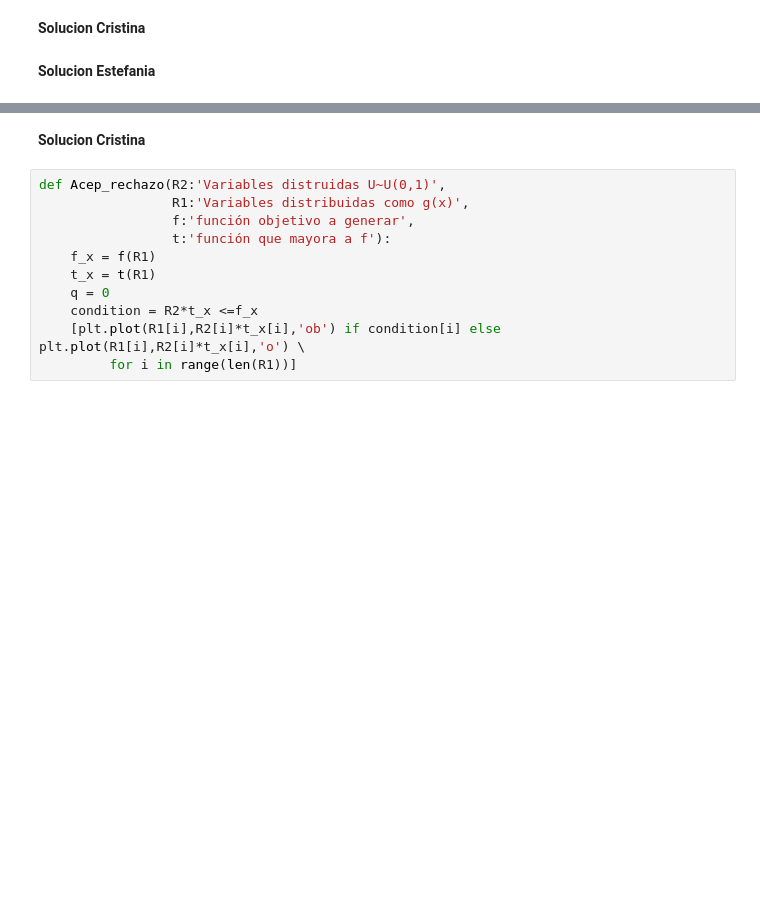
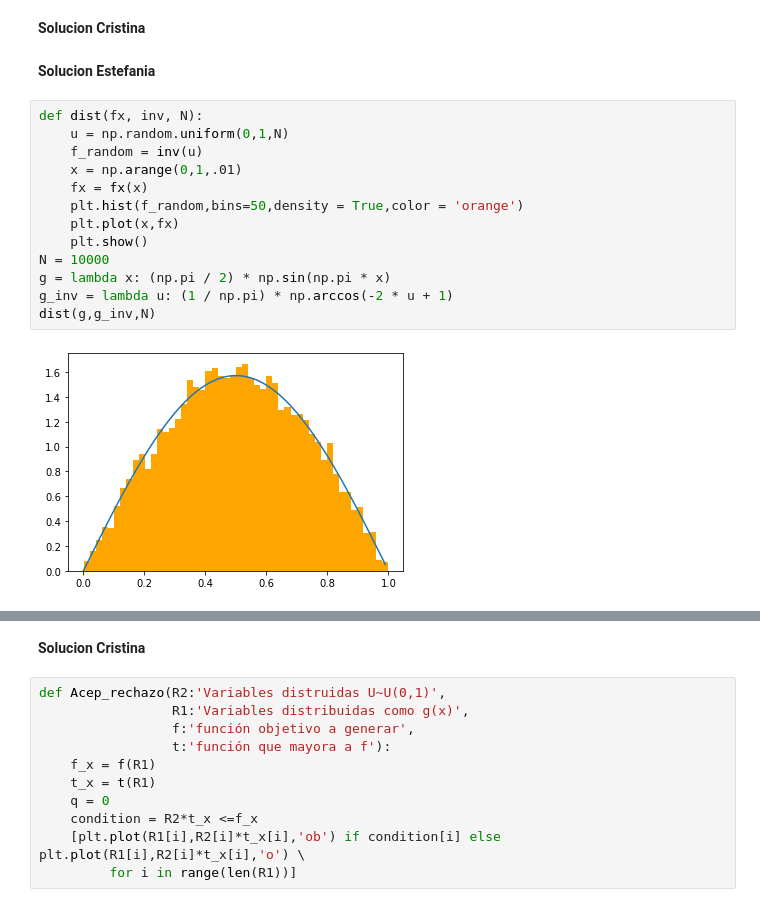
Before and after one commit to cristinalobera/Tarea6_CLobera_EMeza, a Jupyter notebook: Tarea6_CLobera_EMeza.ipynb, the cells around one changed output, grey strips where cells are left out. Saved outputs shown, nothing was run; the diff lists cells and outputs as text; blank space fills up the shorter version.

```diff
--- a/Tarea6_CLobera_EMeza.ipynb
+++ b/Tarea6_CLobera_EMeza.ipynb
@@ -91,6 +138,21 @@ $$x= \frac{\cos^{-1}(-2u+1)}{\pi}$$
 **Solucion Cristina**
 # %% [markdown]
 **Solucion Estefania**
+# %%
+def dist(fx, inv, N):
+    u = np.random.uniform(0,1,N)
+    f_random = inv(u)
+    x = np.arange(0,1,.01)
+    fx = fx(x)
+    plt.hist(f_random,bins=50,density = True,color = 'orange')
+    plt.plot(x,fx)
+    plt.show()
+N = 10000
+g = lambda x: (np.pi / 2) * np.sin(np.pi * x)
+g_inv = lambda u: (1 / np.pi) * np.arccos(-2 * u + 1)
+dist(g,g_inv,N)
+# %% [output]
+[figure, added]
 # %% [markdown]
 5. Genere 500 puntos aleatorios usando el método de aceptación y rechazo y las funciones $f(x)$ y $t(x)$ para validar que todos los cálculos anteriores están correctamente realizados. El resultado debe de ser como sigue:
 <img src="captura7.png">
```
Also changed, not shown: parts of 18 cells of this notebook.
